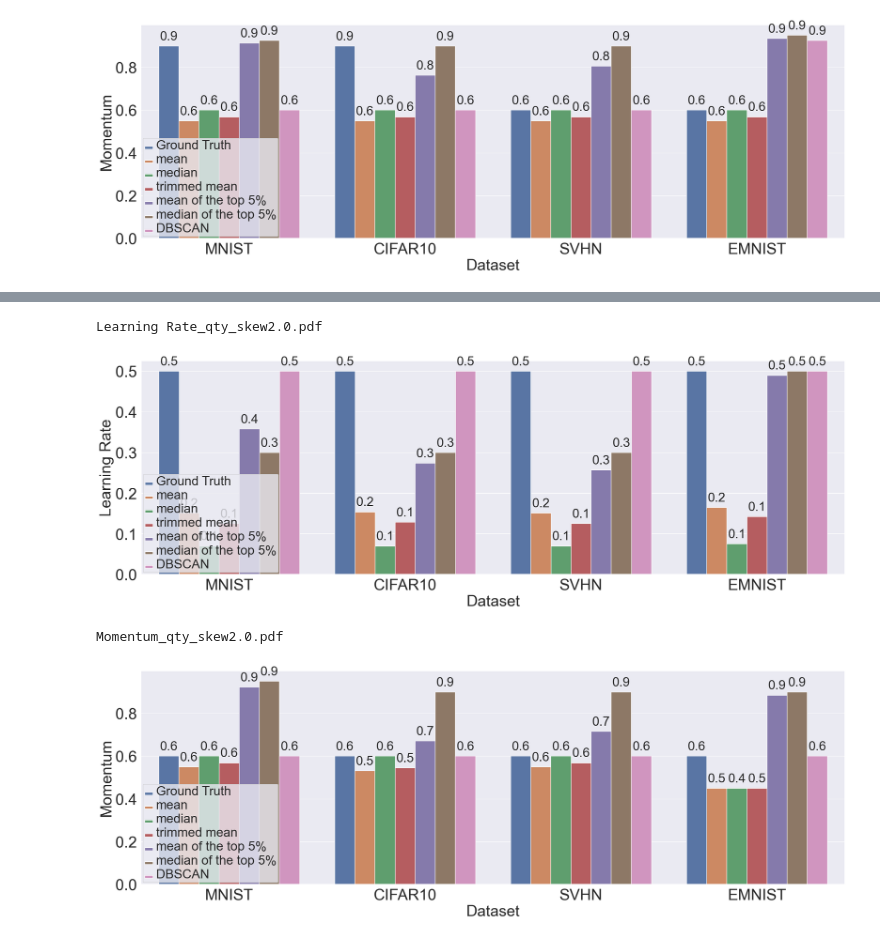
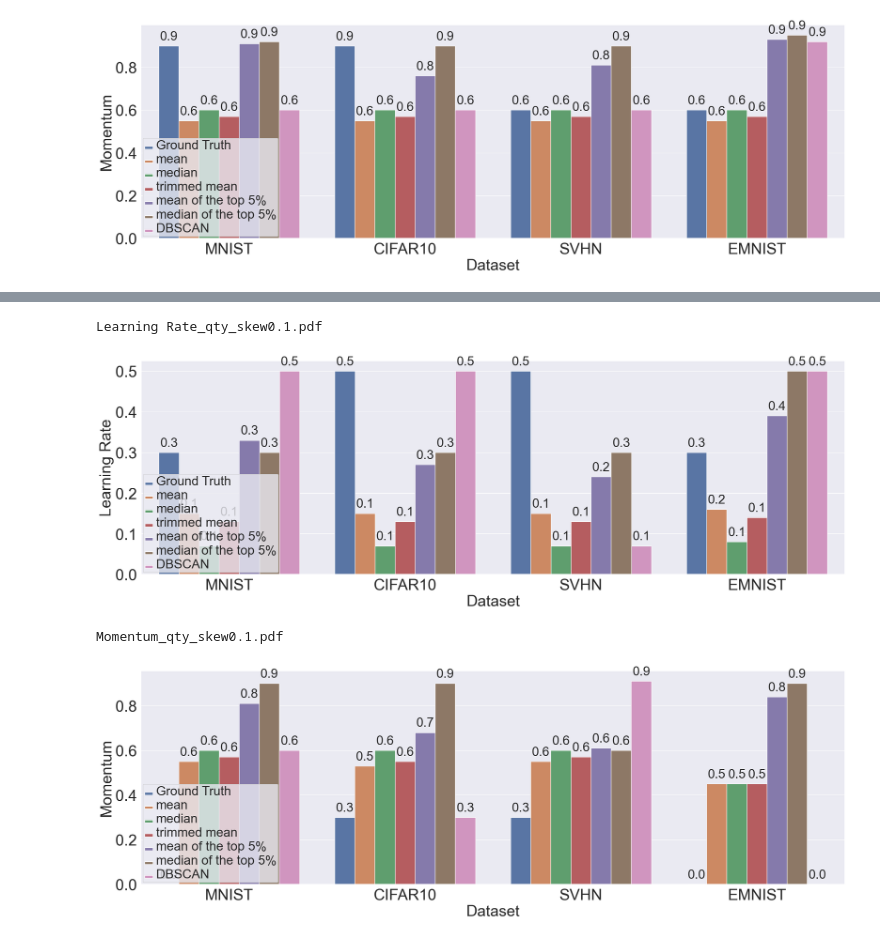
Before and after one commit to sinemsav/hyperparams, a Jupyter notebook: non_IID_setting/results_aggregation/measurements.ipynb, the cells around one changed output, grey strips where cells are left out. Saved outputs shown, nothing was run; the diff lists cells and outputs as text; code cells hidden in the pictures.

Commit message:
skew barplots

```diff
--- a/non_IID_setting/results_aggregation/measurements.ipynb
+++ b/non_IID_setting/results_aggregation/measurements.ipynb
@@ -228,17 +228,17 @@ Momentum_feature_skew0.02.pdf
 # %%
 #select some experiments:
 #qty skew with 2.0
 
-plotdfL = plotdf.loc[(plotdf['skew_type'] == 'qty_skew') & (plotdf['skew'] == 2.0)& (plotdf['nr_clients'] == 20)]
+plotdfL = plotdf.loc[(plotdf['skew_type'] == 'qty_skew') & (plotdf['skew'] == 0.1)& (plotdf['nr_clients'] == 10)]
 
 hue = ['Ground Truth', 'mean', 'median', 'trimmed mean', 'mean of the top 5%','median of the top 5%','DBSCAN']
-plot_barplot1(plotdfL, title="Measurements", savePath='', saveFig=True, hue=hue,param="Learning Rate",param_ann="lr", skew_type='qty_skew',skew='2.0')
-plot_barplot1(plotdfL, title="Measurements", savePath='', saveFig=True, hue=hue,param="Momentum",param_ann="mom", skew_type='qty_skew',skew='2.0')
+plot_barplot1(plotdfL, title="Measurements", savePath='', saveFig=True, hue=hue,param="Learning Rate",param_ann="lr", skew_type='qty_skew',skew='0.1')
+plot_barplot1(plotdfL, title="Measurements", savePath='', saveFig=True, hue=hue,param="Momentum",param_ann="mom", skew_type='qty_skew',skew='0.1')
 # %% [output]
-Learning Rate_qty_skew2.0.pdf
+Learning Rate_qty_skew0.1.pdf
-[figure, old version]
+[figure, new version]
-Momentum_qty_skew2.0.pdf
+Momentum_qty_skew0.1.pdf
-[figure, old version]
+[figure, new version]
 # %%
 #select some experiments:
 #feature skew with 0.02
```
Also changed, not shown: parts of 11 cells of this notebook, 31 other files.
